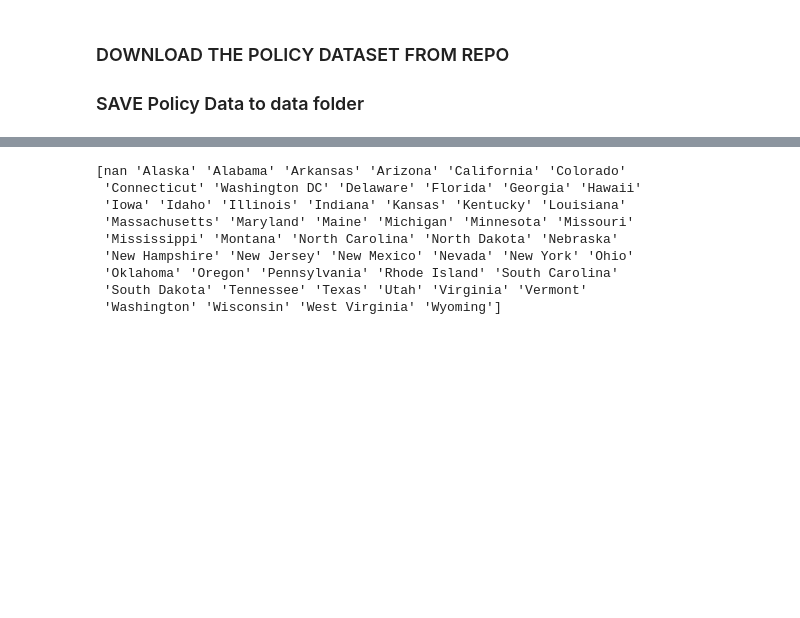
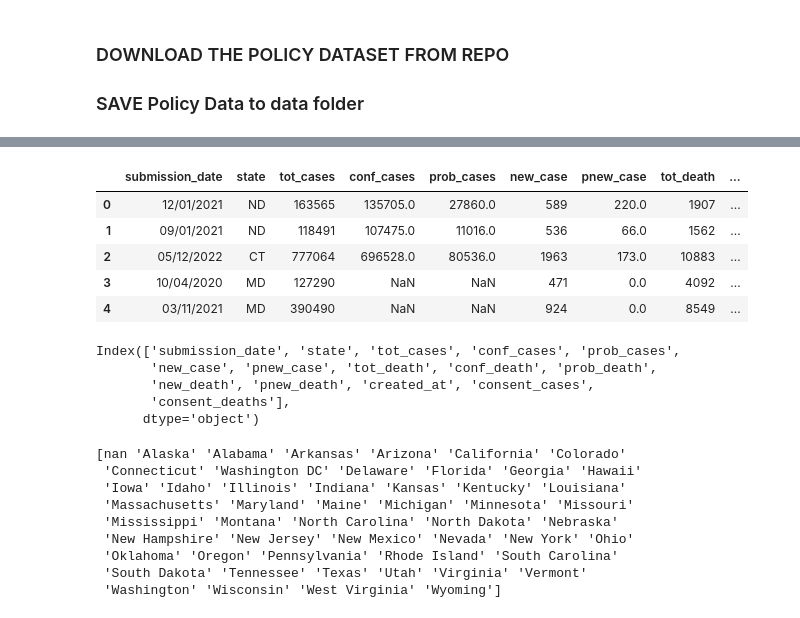
Before and after one commit to HenryVarro666/policy-changes-prediction, a Jupyter notebook: tool/policy-exploration-create.ipynb, the cells around one changed output, grey strips where cells are left out. Saved outputs shown, nothing was run; the diff lists cells and outputs as text; code cells hidden in the pictures; blank space fills up the shorter version.

```diff
--- a/tool/policy-exploration-create.ipynb
+++ b/tool/policy-exploration-create.ipynb
@@ -18 +59,19 @@ import math
+# %%
+df = pd.read_csv('../data/db.csv')
+df.head()
+# %% [output]
+|  | submission_date | state | tot_cases | conf_cases | prob_cases | new_case | pnew_case | tot_death | ... |
+| 0 | 12/01/2021 | ND | 163565 | 135705.0 | 27860.0 | 589 | 220.0 | 1907 | ... |
+| 1 | 09/01/2021 | ND | 118491 | 107475.0 | 11016.0 | 536 | 66.0 | 1562 | ... |
+| 2 | 05/12/2022 | CT | 777064 | 696528.0 | 80536.0 | 1963 | 173.0 | 10883 | ... |
+| 3 | 10/04/2020 | MD | 127290 | NaN | NaN | 471 | 0.0 | 4092 | ... |
+| 4 | 03/11/2021 | MD | 390490 | NaN | NaN | 924 | 0.0 | 8549 | ... |
+# %%
+df.columns
+# %% [output]
+Index(['submission_date', 'state', 'tot_cases', 'conf_cases', 'prob_cases',
+       'new_case', 'pnew_case', 'tot_death', 'conf_death', 'prob_death',
+       'new_death', 'pnew_death', 'created_at', 'consent_cases',
+       'consent_deaths'],
+      dtype='object')
 # %%
```
Also changed, not shown: parts of 5 cells of this notebook.
